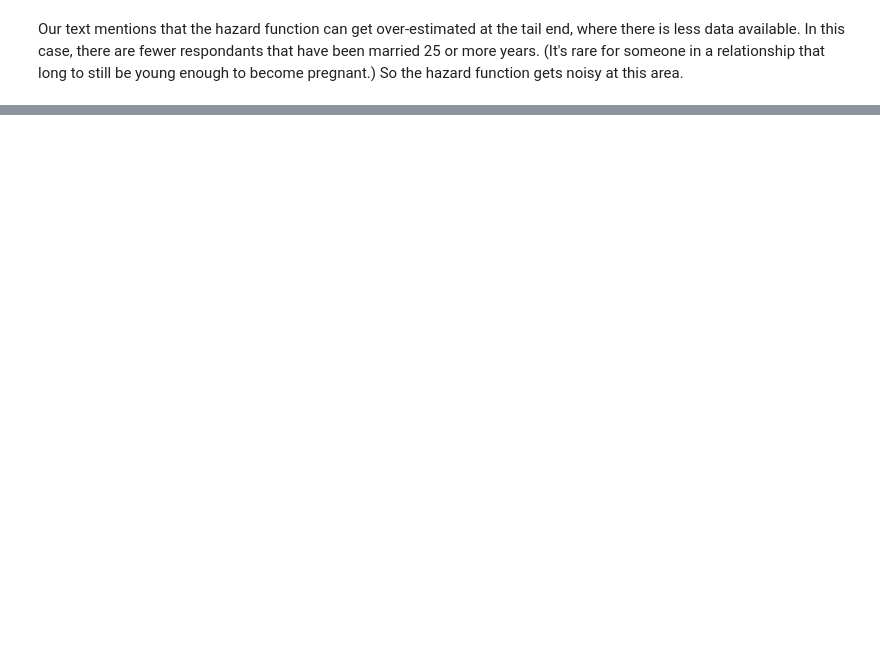
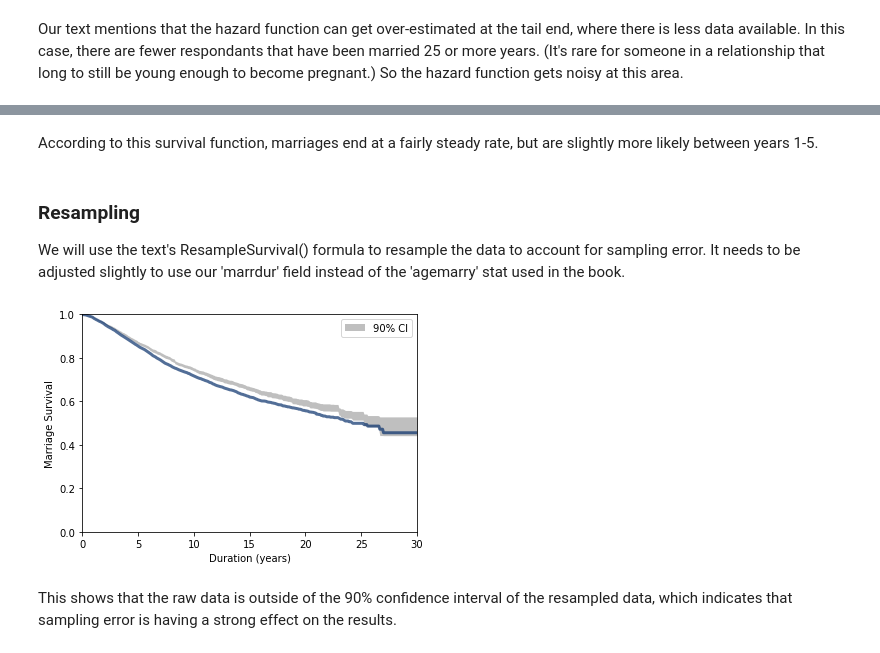
Before and after one commit to mhoehler22/ThinkStats2, a Jupyter notebook: code/HoehlerDSC530Week11.ipynb, the cells around one changed output, grey strips where cells are left out. Drawn from its saved outputs; the diff is of its cells as text; code cells hidden in the pictures; blank space fills up the shorter version.

```diff
--- a/code/HoehlerDSC530Week11.ipynb
+++ b/code/HoehlerDSC530Week11.ipynb
@@ -175,0 +179,55 @@ thinkplot.Config(xlabel="Marriage Duration (years)", ylabel="Prob unmarried", yl
+# %% [markdown]
+According to this survival function, marriages end at a fairly steady rate, but are slightly more likely between years 1-5.
+# %% [markdown]
+### Resampling
+
+We will use the text's ResampleSurvival() formula to resample the data to account for sampling error.  It needs to be adjusted slightly to use our 'marrdur' field instead of the 'agemarry' stat used in the book.
+# %%
+def ResampleSurvival(resp, iters=101):
+    """Resamples respondents and estimates the survival function.
+
+    resp: DataFrame of respondents
+    iters: number of resamples
+    """
+    _, sf = EstimateMarriageSurvival(resp)
+    thinkplot.Plot(sf)
+
+    low, high = resp.marrdur.min(), resp.marrdur.max()
+    ts = np.arange(low, high, 1 / 12.0)
+
+    ss_seq = []
+    for _ in range(iters):
+        sample = thinkstats2.ResampleRowsWeighted(resp)
+        _, sf = EstimateMarriageSurvival(sample)
+        ss_seq.append(sf.Probs(ts))
+
+    low, high = thinkstats2.PercentileRows(ss_seq, [5, 95])
+    thinkplot.FillBetween(ts, low, high, color="gray", label="90% CI")
+
+def EstimateMarriageSurvival(resp):
+    """Estimates the survival curve.
+
+    resp: DataFrame of respondents
+
+    returns: pair of HazardFunction, SurvivalFunction
+    """
+    complete = resp[resp.divorced==True].marrdur
+    ongoing = resp[resp.divorced==False].marrdur
+
+    hf = EstimateHazardFunction(complete, ongoing)
+    sf = hf.MakeSurvival()
+
+    return hf, sf
+# %%
+ResampleSurvival(resps)
+thinkplot.Config(
+    xlabel="Duration (years)",
+    ylabel="Marriage Survival",
+    xlim=[0, 30],
+    ylim=[0, 1],
+    loc="upper right",
+)
+# %% [output]
+[figure, added]
+# %% [markdown]
+This shows that the raw data is outside of the 90% confidence interval of the resampled data, which indicates that sampling error is having a strong effect on the results.
```
Also changed, not shown: parts of 8 cells of this notebook.
